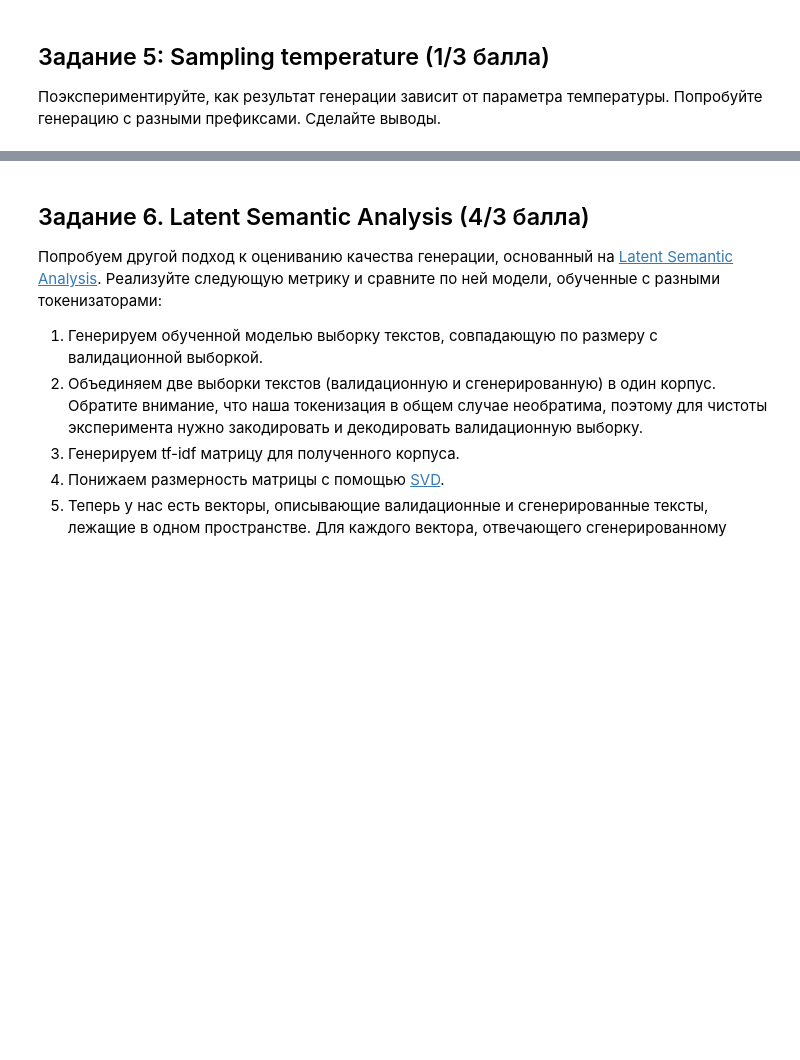
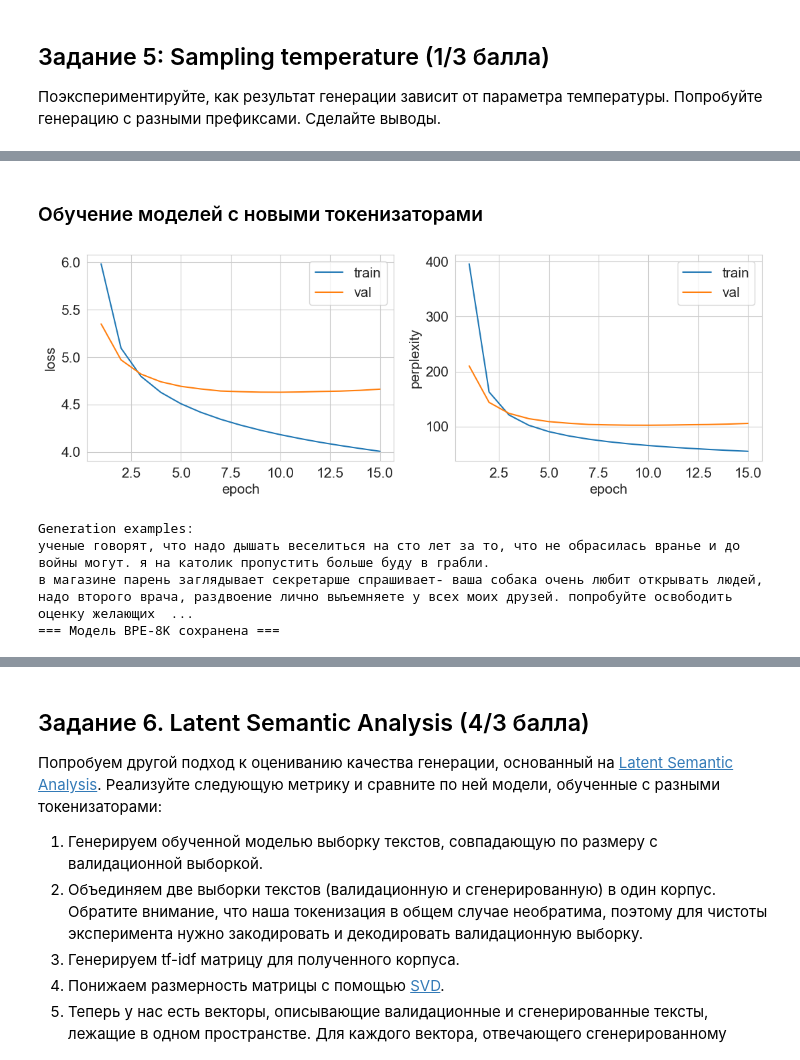
Before and after one commit to psaw/hse-ai24-dl, a Jupyter notebook: homeworks/HW4/HW4.ipynb, the cells around one changed output, grey strips where cells are left out. Saved outputs shown, nothing was run; the diff lists cells and outputs as text; code cells hidden in the pictures; blank space fills up the shorter version.

```diff
--- a/homeworks/HW4/HW4.ipynb
+++ b/homeworks/HW4/HW4.ipynb
@@ -273,0 +456,39 @@ model_lstm_temp_examples
+# %% [markdown]
+### Обучение моделей с новыми токенизаторами
+# %%
+# Используем LSTM как лучшую модель из предыдущего задания
+from torch.utils.data import DataLoader
+from train import train
+
+batch_size = 64
+
+# Обучение модели с BPE-8K
+print("\nОбучение LSTM модели с BPE-8K токенизатором...")
+train_loader_bpe8k = DataLoader(
+    train_set_bpe8k, batch_size=batch_size, shuffle=True, drop_last=True
+)
+val_loader_bpe8k = DataLoader(
+    valid_set_bpe8k, batch_size=batch_size, shuffle=False, drop_last=False
+)
+
+model_lstm_bpe8k = LanguageModel(train_set_bpe8k, rnn_type=torch.nn.LSTM).to(device)
+optimizer_bpe8k = torch.optim.Adam(model_lstm_bpe8k.parameters(), lr=1e-3)
+
+train(
+    model_lstm_bpe8k,
+    optimizer_bpe8k,
+    None,
+    train_loader_bpe8k,
+    val_loader_bpe8k,
+    num_epochs=15,
+    num_examples=2,
+)
+
+torch.save(model_lstm_bpe8k.state_dict(), "lstm_bpe8k_model.pt")
+print("=== Модель BPE-8K сохранена ===")
+# %% [output]
+[figure, added]
+Generation examples:
+ученые говорят, что надо дышать веселиться на сто лет за то, что не обрасилась вранье и до войны могут. я на католик пропустить больше буду в грабли.
+в магазине парень заглядывает секретарше спрашивает- ваша собака очень любит открывать людей, надо второго врача, раздвоение лично выъемняете у всех моих друзей. попробуйте освободить оценку желающих  ...
+=== Модель BPE-8K сохранена ===
```
Also changed, not shown: parts of 12 cells of this notebook.
